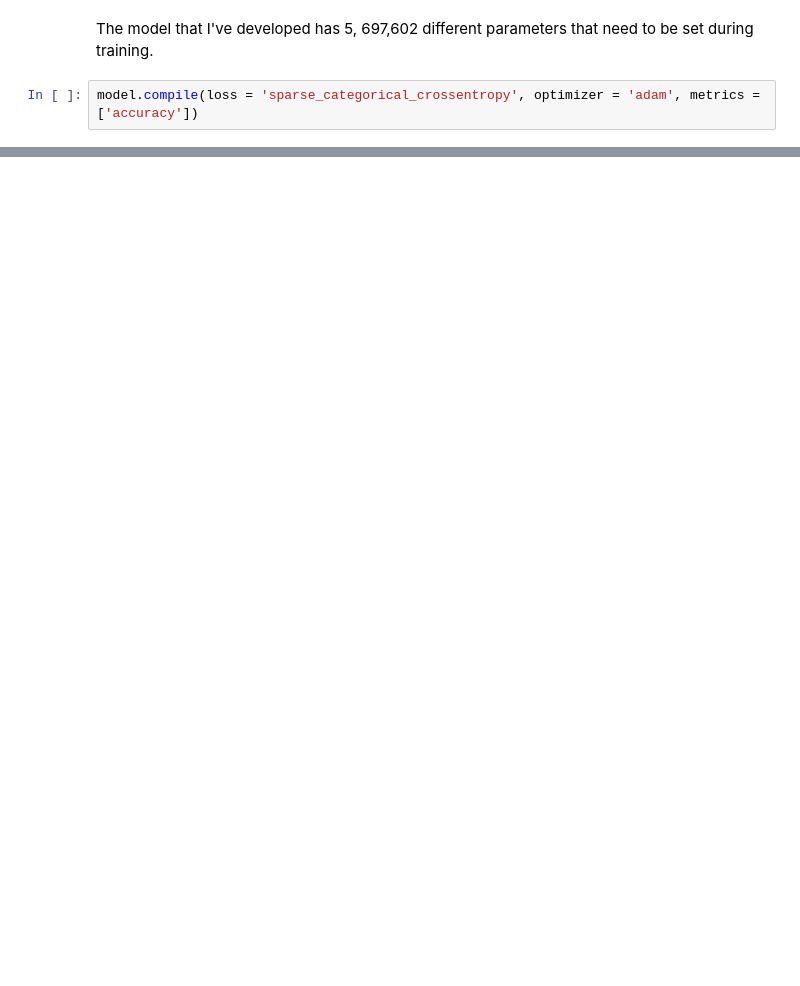
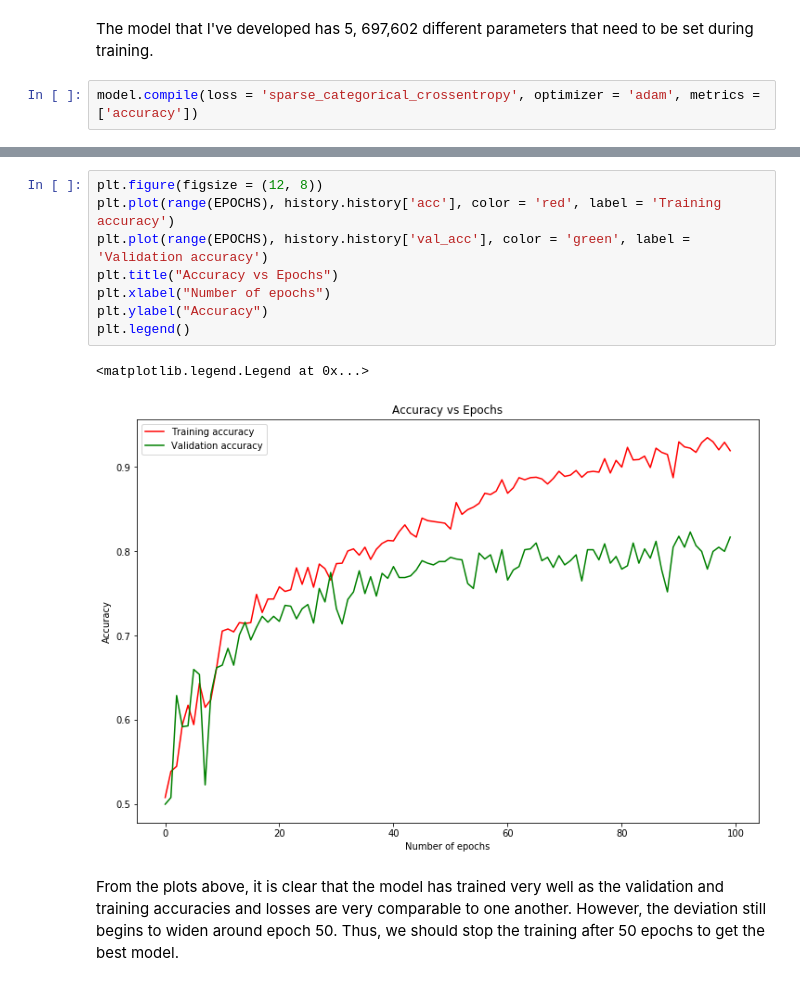
Before and after one commit to murari-goswami/Tensorflow-Course-1, a Jupyter notebook: Classifying_colored_images_using_CNN.ipynb, the cells around one changed output, grey strips where cells are left out. Saved outputs shown, nothing was run; the diff lists cells and outputs as text; blank space fills up the shorter version.

```diff
--- a/Classifying_colored_images_using_CNN.ipynb
+++ b/Classifying_colored_images_using_CNN.ipynb
@@ -220,0 +339,13 @@ From the two plots above, we can see that the deviation between training and val
+# %%
+plt.figure(figsize = (12, 8))
+plt.plot(range(EPOCHS), history.history['acc'], color = 'red', label = 'Training accuracy')
+plt.plot(range(EPOCHS), history.history['val_acc'], color = 'green', label = 'Validation accuracy')
+plt.title("Accuracy vs Epochs")
+plt.xlabel("Number of epochs")
+plt.ylabel("Accuracy")
+plt.legend()
+# %% [output]
+<matplotlib.legend.Legend at 0x...>
+[figure, added]
+# %% [markdown]
+From the plots above, it is clear that the model has trained very well as the validation and training accuracies and losses are very comparable to one another. However, the deviation still begins to widen around epoch 50. Thus, we should stop the training after 50 epochs to get the best model.
```
Also changed, not shown: parts of 17 cells of this notebook.
